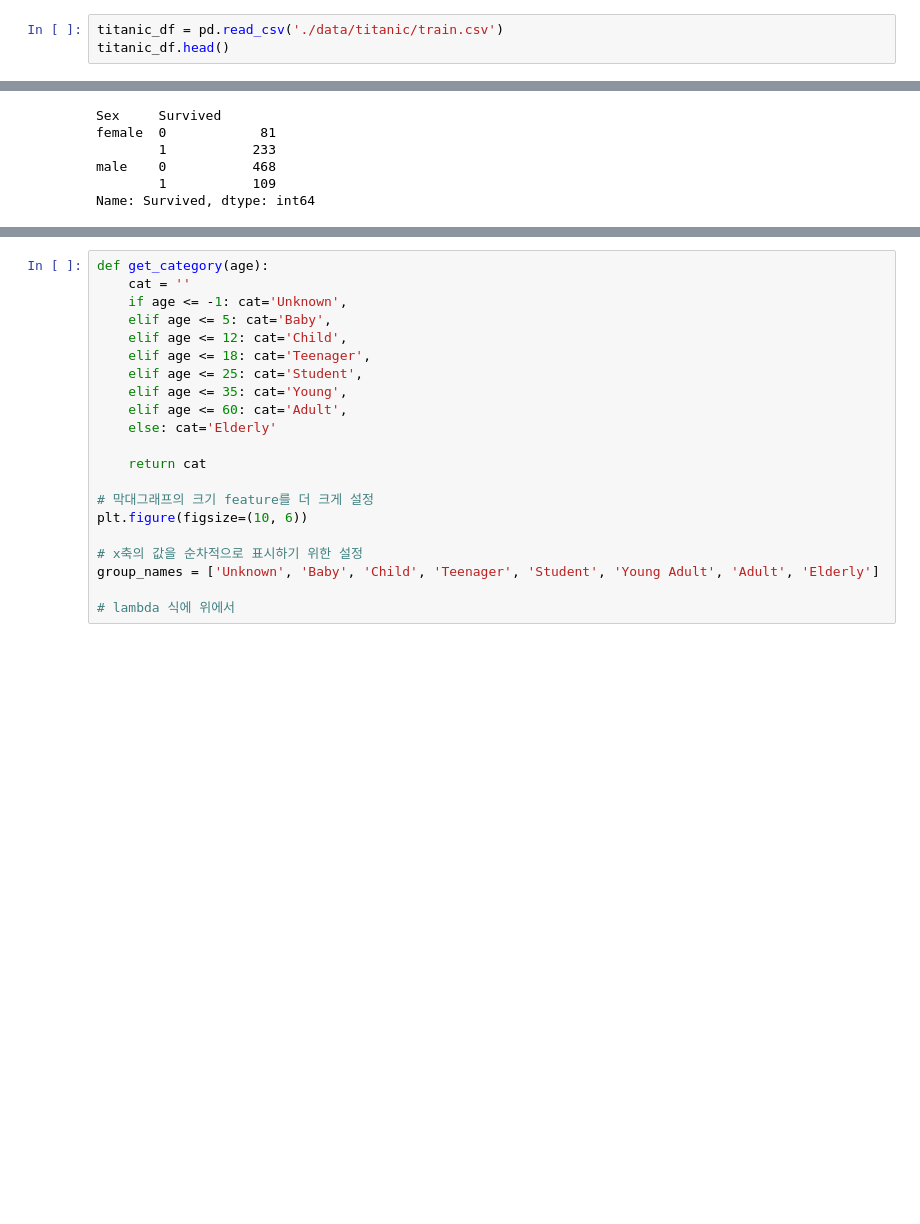
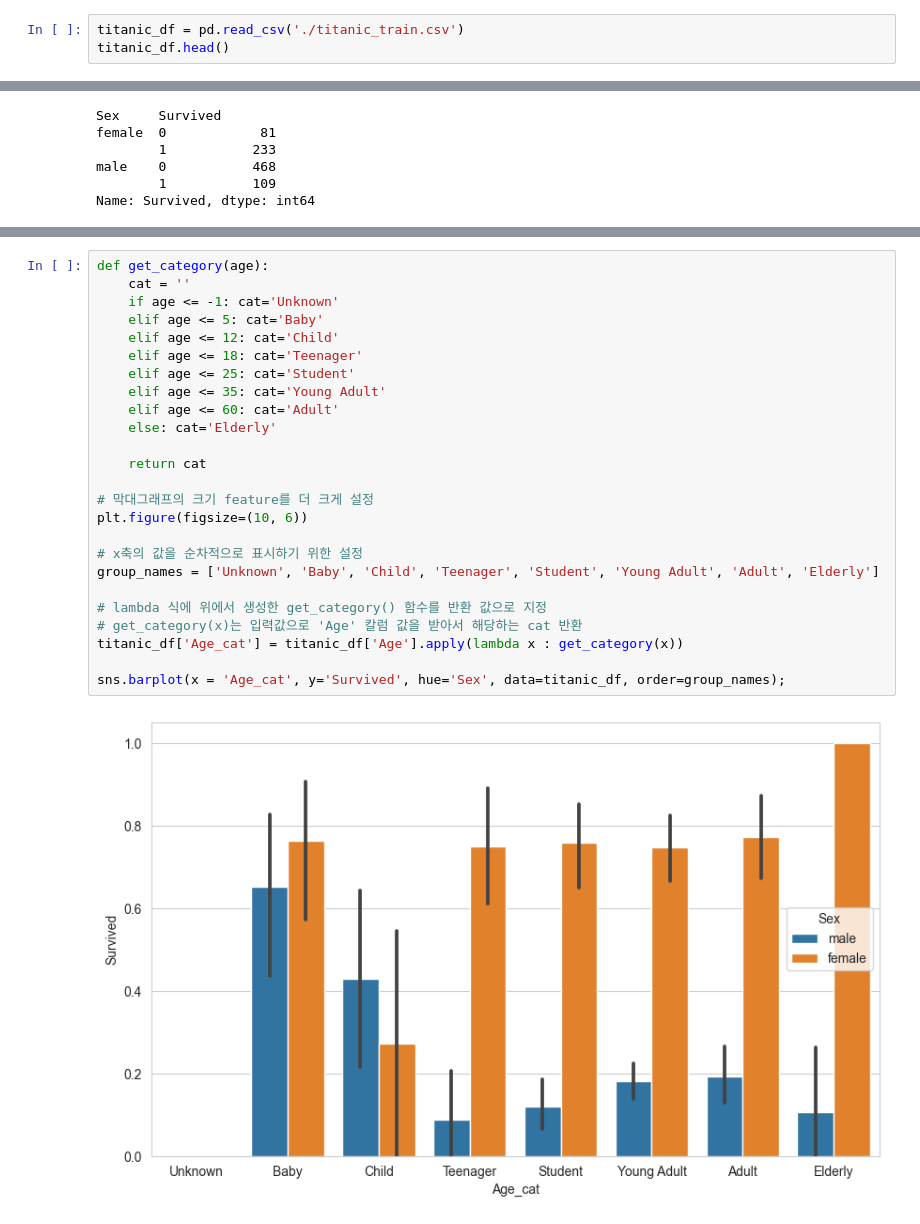
Before and after one commit to SeongminLee812/Python_ML_perfect_guide, a Jupyter notebook: titanic_survivor_predict.ipynb, the cells around one changed output, grey strips where cells are left out. Saved outputs shown, nothing was run; the diff lists cells and outputs as text; blank space fills up the shorter version.

```diff
--- a/titanic_survivor_predict.ipynb
+++ b/titanic_survivor_predict.ipynb
@@ -7,7 +7,7 @@ import matplotlib.pyplot as plt
 import seaborn as sns
 %matplotlib inline
 # %%
-titanic_df = pd.read_csv('./data/titanic/train.csv')
+titanic_df = pd.read_csv('./titanic_train.csv')
 titanic_df.head()
 # %% [output]
 |  | PassengerId | Survived | Pclass | Name | Sex | Age | SibSp | Parch | Ticket | Fare | ... |
@@ -98,21 +98,27 @@ sns.barplot(x='Pclass', y='Survived', hue='Sex', data=titanic_df)
 # %%
 def get_category(age):
     cat = ''
-    if age <= -1: cat='Unknown',
-    elif age <= 5: cat='Baby',
-    elif age <= 12: cat='Child',
-    elif age <= 18: cat='Teenager',
-    elif age <= 25: cat='Student',
-    elif age <= 35: cat='Young',
-    elif age <= 60: cat='Adult',
+    if age <= -1: cat='Unknown'
+    elif age <= 5: cat='Baby'
+    elif age <= 12: cat='Child'
+    elif age <= 18: cat='Teenager'
+    elif age <= 25: cat='Student'
+    elif age <= 35: cat='Young Adult'
+    elif age <= 60: cat='Adult'
     else: cat='Elderly'
 
     return cat
 
 # 막대그래프의 크기 feature를 더 크게 설정
 plt.figure(figsize=(10, 6))
 
 # x축의 값을 순차적으로 표시하기 위한 설정
 group_names = ['Unknown', 'Baby', 'Child', 'Teenager', 'Student', 'Young Adult', 'Adult', 'Elderly']
 
-# lambda 식에 위에서
+# lambda 식에 위에서 생성한 get_category() 함수를 반환 값으로 지정
+# get_category(x)는 입력값으로 'Age' 칼럼 값을 받아서 해당하는 cat 반환
+titanic_df['Age_cat'] = titanic_df['Age'].apply(lambda x : get_category(x))
+
+sns.barplot(x = 'Age_cat', y='Survived', hue='Sex', data=titanic_df, order=group_names);
+# %% [output]
+[figure, added]
```
Also changed, not shown: parts of 12 cells of this notebook, 1 other file.
